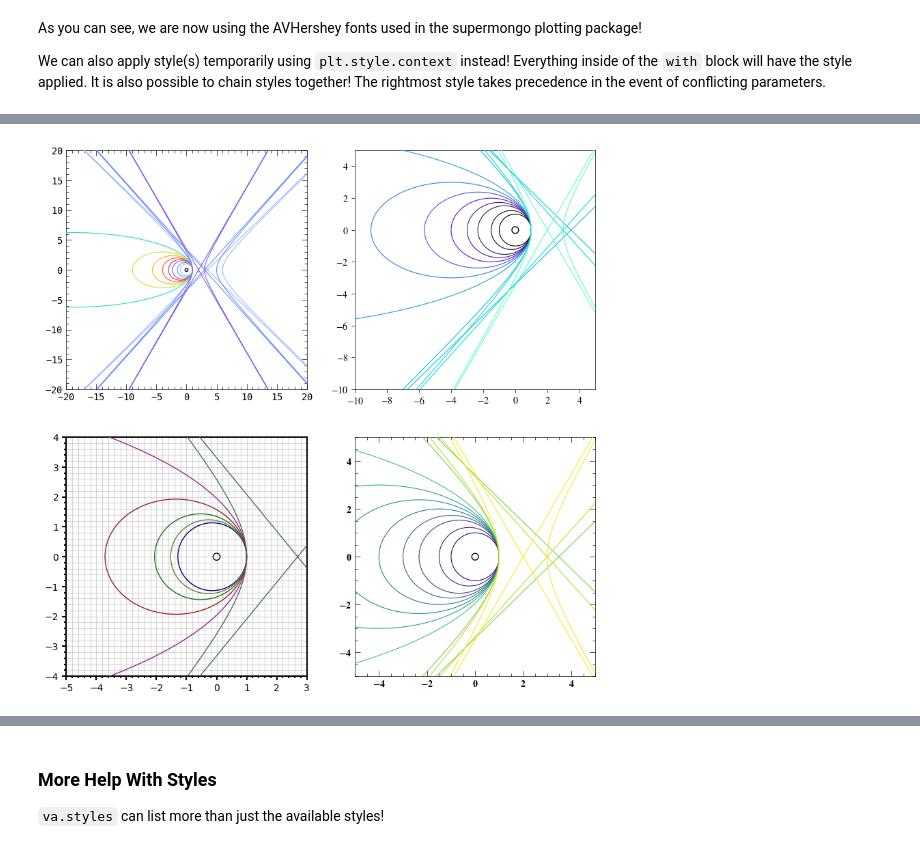
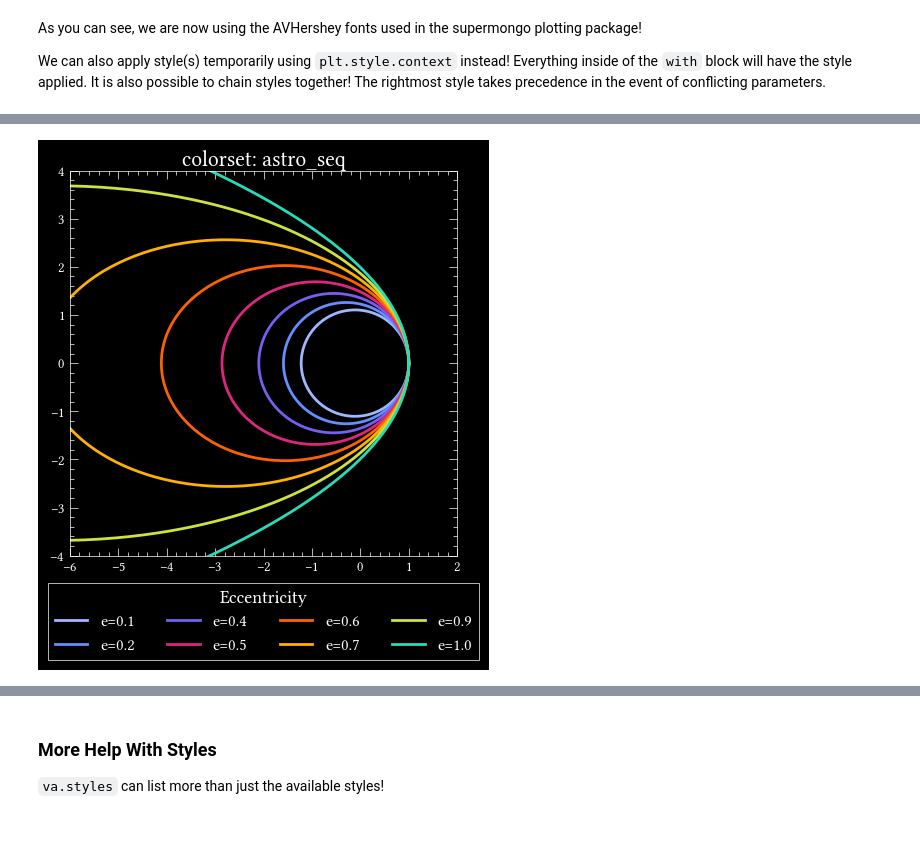
Before and after one commit to elkogerville/VisualAstro, a Jupyter notebook: examples/style_guide.ipynb, the cells around one changed output, grey strips where cells are left out. Saved outputs shown, nothing was run; the diff lists cells and outputs as text; code cells hidden in the pictures.

```diff
--- a/examples/style_guide.ipynb
+++ b/examples/style_guide.ipynb
@@ -137,26 +117,9 @@ with plt.style.context(['full', 'dark_background', 'libertinus']):
-# %%
-fig = plt.figure(figsize=(10, 10))
-gs = fig.add_gridspec(2, 2)
-
-with plt.style.context(['full', 'cm-mono']):
-    ax1 = fig.add_subplot(gs[0, 0])
-    va.scatter(0, 0, color='k', fc='none', s=10, ax=ax1)
-    va.plot(x_vals, y_vals, limits=20, color='astro_seq', ax=ax1)
-
-with plt.style.context(['minimal', 'libertinus']):
-    ax2 = fig.add_subplot(gs[0, 1])
-    va.scatter(0, 0, color='k', fc='none', s=50, ax=ax2)
-    va.plot(x_vals, y_vals, limits=[-10, 5], color=11, cmap='cosmic', ax=ax2)
-
-
-with plt.style.context(['thorlabs']):
-    ax3 = fig.add_subplot(gs[1, 0])
-    va.plot_colorset('cardstock_dark', ax=ax3, legend=False)
-
-with plt.style.context(['full', 'concrete-bold']):
-    ax4 = fig.add_subplot(gs[1, 1])
-    va.scatter(0, 0, color='k', fc='none', s=50, ax=ax4)
-    va.plot(x_vals, y_vals, lim=5, color=11, cmap='viridis', ax=ax4)
-plt.show()
-# %% [output]
-[figure, removed]
+# %%
+colors = va.get_colors('astro_seq')
+labels = [f'e={e}' for e in e_vals]
+with plt.style.context(['full', 'dark_background', 'libertinus']):
+
+    va.plot_colorset('astro_seq')
+    plt.show()
+# %% [output]
+[figure, added]
```
Also changed, not shown: parts of 19 cells of this notebook.
